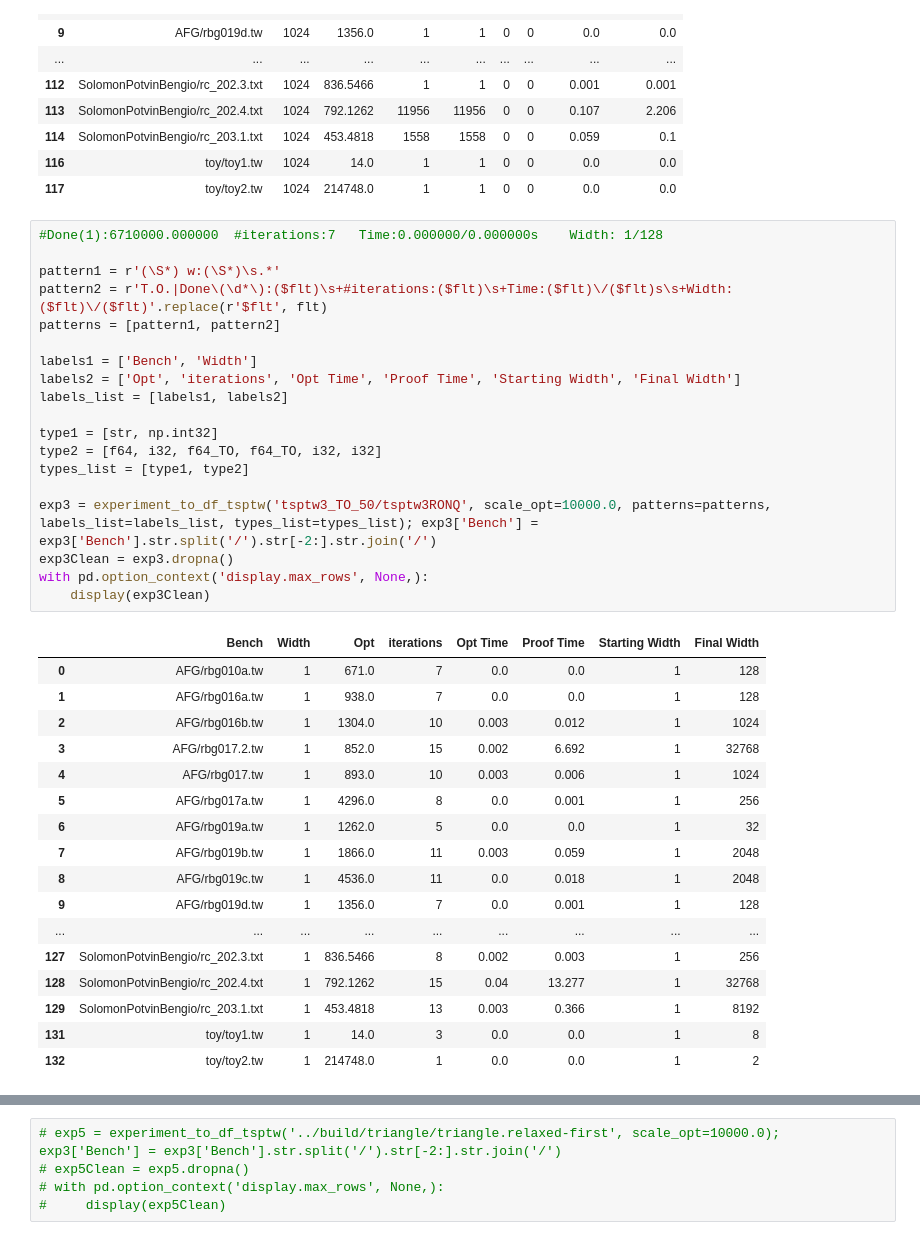
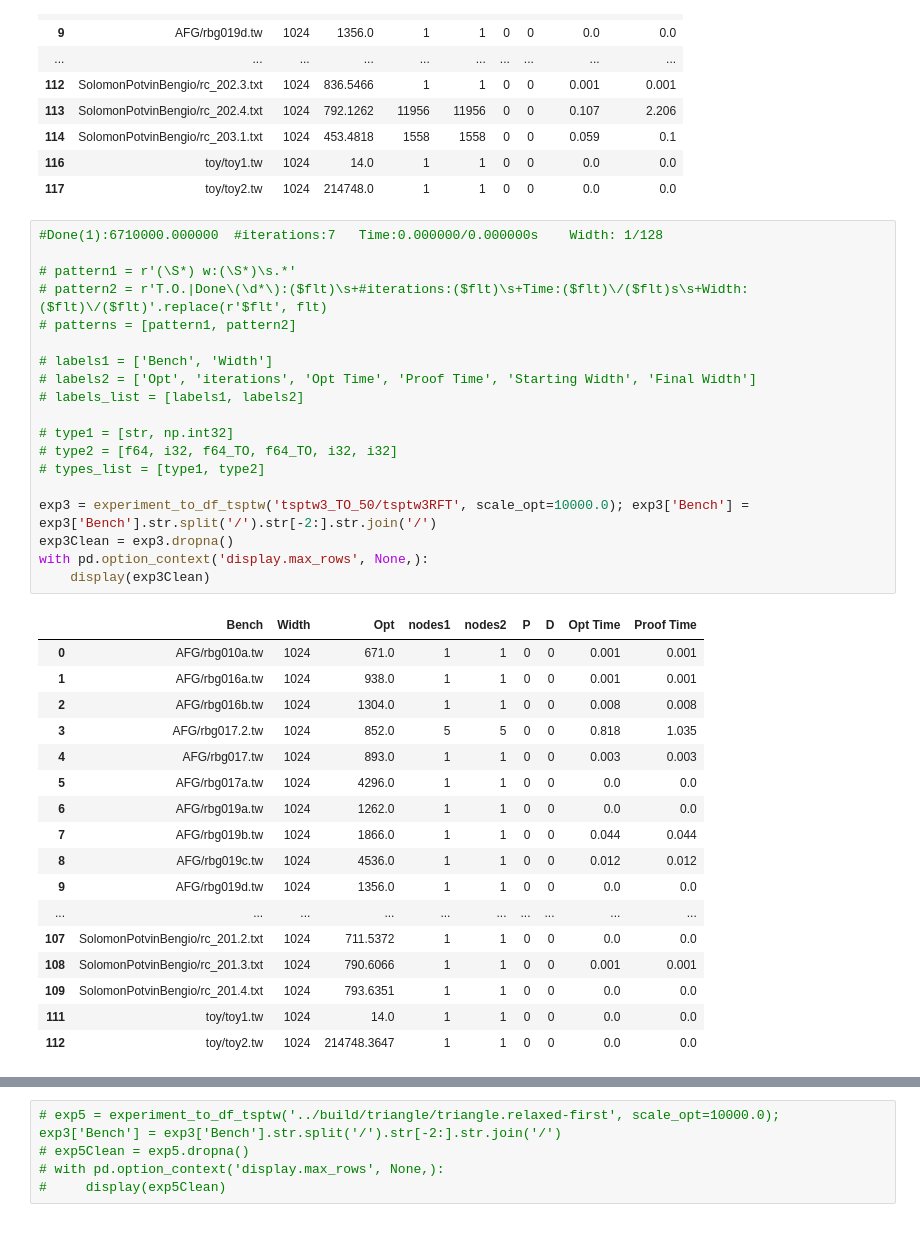
Before and after one commit to ldmbouge/CODD, a Jupyter notebook: experiments/gen copy.ipynb, the cells around one changed output, grey strips where cells are left out. Saved outputs shown, nothing was run; the diff lists cells and outputs as text.

```diff
--- a/experiments/gen copy.ipynb
+++ b/experiments/gen copy.ipynb
@@ -167,38 +167,38 @@ with pd.option_context('display.max_rows', None,):
 # %%
 #Done(1):6710000.000000	 #iterations:7	 Time:0.000000/0.000000s	Width: 1/128
 
-pattern1 = r'(\S*) w:(\S*)\s.*'
-pattern2 = r'T.O.|Done\(\d*\):($flt)\s+#iterations:($flt)\s+Time:($flt)\/($flt)s\s+Width: ($flt)\/($flt)'.replace(r'$flt', flt)
-patterns = [pattern1, pattern2]
+# pattern1 = r'(\S*) w:(\S*)\s.*'
+# pattern2 = r'T.O.|Done\(\d*\):($flt)\s+#iterations:($flt)\s+Time:($flt)\/($flt)s\s+Width: ($flt)\/($flt)'.replace(r'$flt', flt)
+# patterns = [pattern1, pattern2]
 
-labels1 = ['Bench', 'Width']
-labels2 = ['Opt', 'iterations', 'Opt Time', 'Proof Time', 'Starting Width', 'Final Width']
-labels_list = [labels1, labels2]
+# labels1 = ['Bench', 'Width']
+# labels2 = ['Opt', 'iterations', 'Opt Time', 'Proof Time', 'Starting Width', 'Final Width']
+# labels_list = [labels1, labels2]
 
-type1 = [str, np.int32]
-type2 = [f64, i32, f64_TO, f64_TO, i32, i32]
-types_list = [type1, type2]
+# type1 = [str, np.int32]
+# type2 = [f64, i32, f64_TO, f64_TO, i32, i32]
+# types_list = [type1, type2]
 
-exp3 = experiment_to_df_tsptw('tsptw3_TO_50/tsptw3RONQ', scale_opt=10000.0, patterns=patterns, labels_list=labels_list, types_list=types_list); exp3['Bench'] = exp3['Bench'].str.split('/').str[-2:].str.join('/')
+exp3 = experiment_to_df_tsptw('tsptw3_TO_50/tsptw3RFT', scale_opt=10000.0); exp3['Bench'] = exp3['Bench'].str.split('/').str[-2:].str.join('/')
 exp3Clean = exp3.dropna()
 with pd.option_context('display.max_rows', None,):
     display(exp3Clean)
 # %% [output]
-|  | Bench | Width | Opt | iterations | Opt Time | Proof Time | Starting Width | Final Width |
-| 0 | AFG/rbg010a.tw | 1 | 671.0 | 7 | 0.0 | 0.0 | 1 | 128 |
-| 1 | AFG/rbg016a.tw | 1 | 938.0 | 7 | 0.0 | 0.0 | 1 | 128 |
-| 2 | AFG/rbg016b.tw | 1 | 1304.0 | 10 | 0.003 | 0.012 | 1 | 1024 |
-| 3 | AFG/rbg017.2.tw | 1 | 852.0 | 15 | 0.002 | 6.692 | 1 | 32768 |
-| 4 | AFG/rbg017.tw | 1 | 893.0 | 10 | 0.003 | 0.006 | 1 | 1024 |
-| 5 | AFG/rbg017a.tw | 1 | 4296.0 | 8 | 0.0 | 0.001 | 1 | 256 |
-| 6 | AFG/rbg019a.tw | 1 | 1262.0 | 5 | 0.0 | 0.0 | 1 | 32 |
-| 7 | AFG/rbg019b.tw | 1 | 1866.0 | 11 | 0.003 | 0.059 | 1 | 2048 |
-| 8 | AFG/rbg019c.tw | 1 | 4536.0 | 11 | 0.0 | 0.018 | 1 | 2048 |
-| 9 | AFG/rbg019d.tw | 1 | 1356.0 | 7 | 0.0 | 0.001 | 1 | 128 |
-| ... | ... | ... | ... | ... | ... | ... | ... | ... |
-| 127 | SolomonPotvinBengio/rc_202.3.txt | 1 | 836.5466 | 8 | 0.002 | 0.003 | 1 | 256 |
-| 128 | SolomonPotvinBengio/rc_202.4.txt | 1 | 792.1262 | 15 | 0.04 | 13.277 | 1 | 32768 |
-| 129 | SolomonPotvinBengio/rc_203.1.txt | 1 | 453.4818 | 13 | 0.003 | 0.366 | 1 | 8192 |
-| 131 | toy/toy1.tw | 1 | 14.0 | 3 | 0.0 | 0.0 | 1 | 8 |
-| 132 | toy/toy2.tw | 1 | 214748.0 | 1 | 0.0 | 0.0 | 1 | 2 |
+|  | Bench | Width | Opt | nodes1 | nodes2 | P | D | Opt Time | Proof Time |
+| 0 | AFG/rbg010a.tw | 1024 | 671.0 | 1 | 1 | 0 | 0 | 0.001 | 0.001 |
+| 1 | AFG/rbg016a.tw | 1024 | 938.0 | 1 | 1 | 0 | 0 | 0.001 | 0.001 |
+| 2 | AFG/rbg016b.tw | 1024 | 1304.0 | 1 | 1 | 0 | 0 | 0.008 | 0.008 |
+| 3 | AFG/rbg017.2.tw | 1024 | 852.0 | 5 | 5 | 0 | 0 | 0.818 | 1.035 |
+| 4 | AFG/rbg017.tw | 1024 | 893.0 | 1 | 1 | 0 | 0 | 0.003 | 0.003 |
+| 5 | AFG/rbg017a.tw | 1024 | 4296.0 | 1 | 1 | 0 | 0 | 0.0 | 0.0 |
+| 6 | AFG/rbg019a.tw | 1024 | 1262.0 | 1 | 1 | 0 | 0 | 0.0 | 0.0 |
+| 7 | AFG/rbg019b.tw | 1024 | 1866.0 | 1 | 1 | 0 | 0 | 0.044 | 0.044 |
+| 8 | AFG/rbg019c.tw | 1024 | 4536.0 | 1 | 1 | 0 | 0 | 0.012 | 0.012 |
+| 9 | AFG/rbg019d.tw | 1024 | 1356.0 | 1 | 1 | 0 | 0 | 0.0 | 0.0 |
+| ... | ... | ... | ... | ... | ... | ... | ... | ... | ... |
+| 107 | SolomonPotvinBengio/rc_201.2.txt | 1024 | 711.5372 | 1 | 1 | 0 | 0 | 0.0 | 0.0 |
+| 108 | SolomonPotvinBengio/rc_201.3.txt | 1024 | 790.6066 | 1 | 1 | 0 | 0 | 0.001 | 0.001 |
+| 109 | SolomonPotvinBengio/rc_201.4.txt | 1024 | 793.6351 | 1 | 1 | 0 | 0 | 0.0 | 0.0 |
+| 111 | toy/toy1.tw | 1024 | 14.0 | 1 | 1 | 0 | 0 | 0.0 | 0.0 |
+| 112 | toy/toy2.tw | 1024 | 214748.3647 | 1 | 1 | 0 | 0 | 0.0 | 0.0 |
 # %%
```
Also changed, not shown: parts of 13 cells of this notebook, 2 other files.
